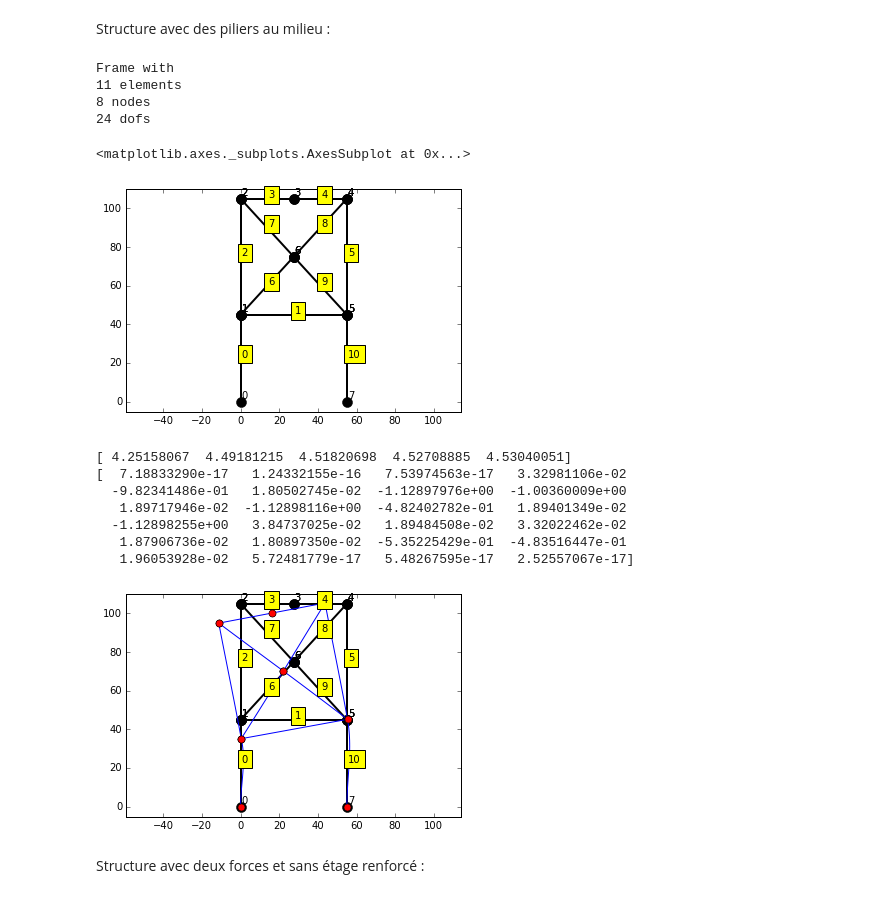
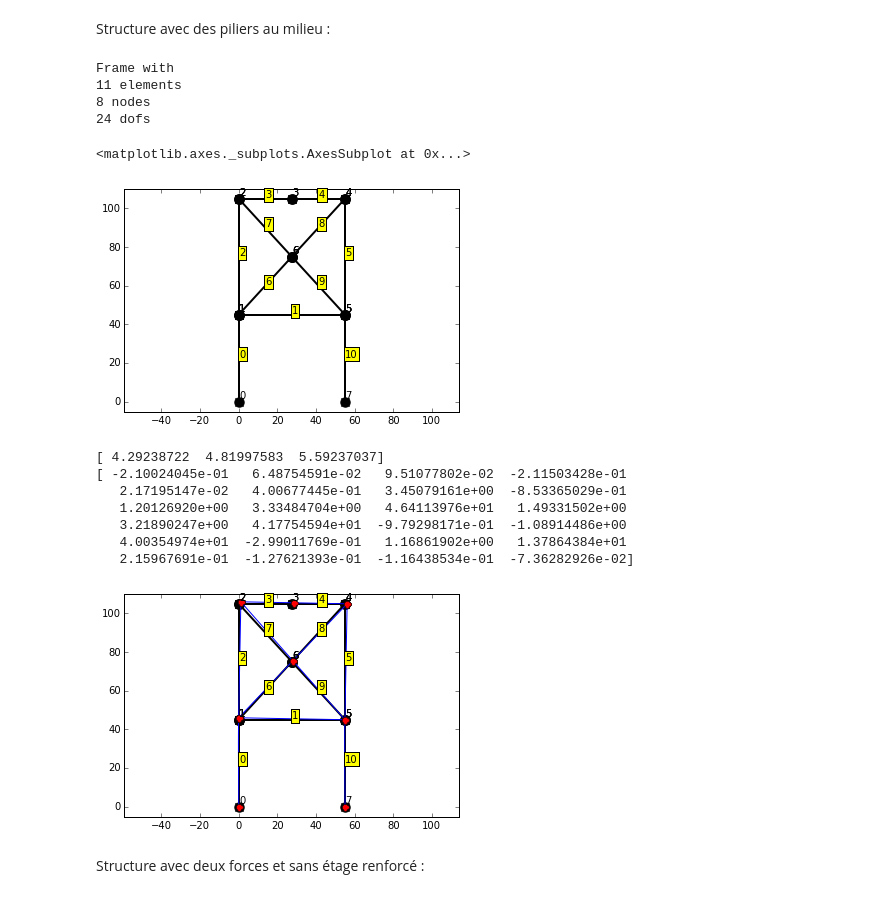
Before and after one commit to qgoisnard/Exercice-update, a Jupyter notebook: 04ex-Buckling.ipynb, the cells around one changed output. Cells and saved outputs as stored; diff of their text form; code cells hidden in the pictures.

```diff
--- a/04ex-Buckling.ipynb
+++ b/04ex-Buckling.ipynb
@@ -81,7 +81,7 @@ class Frame_Buckling(LinearFrame):
                     G[self.dof_map(e, i_local),self.dof_map(e, j_local)] += Gen[i_local,j_local]
         return G
 
-    def bc_apply_G(self,G,blocked_dof,bc_values):
+    def bc_apply_G(self,G,blocked_dof):
         for (dof) in enumerate(blocked_dof):
             Gbc = G
             Gbc[dof, :] = 0
@@ -289,7 +298,7 @@ Frame with
 8 nodes
 24 dofs
 <matplotlib.axes._subplots.AxesSubplot at 0x...>
-[figure, old version]
+[figure, new version]
 # %%
 ne = frame.nelements
 ndof = frame.ndof
@@ -306,35 +315,35 @@ bc_values = np.array([0, 0, 0, 0, 0, 0])
 # %%
 K = frame.assemble_K()
 F=frame.assemble_F()
-F[10]=F[10]-.5*EI[0]*np.pi**2/(Lyb+Lyh)**2
-F[10]=F[10]-1
+#F[10]=F[10]-.5*EI[0]*np.pi**2/(Lyb+Lyh)**2
+F[10]=F[10]-1.
 Kbc, Fbc = frame.bc_apply(K, F, blocked_dof, bc_values)
 Usol = np.linalg.solve(Kbc,Fbc)
 # %%
 frame.set_displacement(Usol)
 # %%
 Gbc=frame.assemble_G()
-G=frame.bc_apply_G(Gbc,blocked_dof,bc_values)
+G=frame.bc_apply_G(Gbc,blocked_dof)
 # %%
 Ks = sparse.csr_matrix(K)
 Gs = sparse.csr_matrix(G)
-val, vect = linalg.eigsh(Ks, 5, Gs, which = 'LA', sigma =4.)
+val, vect = linalg.eigsh(Ks, 3, Gs, which = 'LA', sigma =4.)
 print(val)
-print(vect[:,0])
+print(vect[:,1])
 # %% [output]
-[ 4.25158067  4.49181215  4.51820698  4.52708885  4.53040051]
-[  7.18833290e-17   1.24332155e-16   7.53974563e-17   3.32981106e-02
-  -9.82341486e-01   1.80502745e-02  -1.12897976e+00  -1.00360009e+00
-   1.89717946e-02  -1.12898116e+00  -4.82402782e-01   1.89401349e-02
-  -1.12898255e+00   3.84737025e-02   1.89484508e-02   3.32022462e-02
-   1.87906736e-02   1.80897350e-02  -5.35225429e-01  -4.83516447e-01
-   1.96053928e-02   5.72481779e-17   5.48267595e-17   2.52557067e-17]
+[ 4.29238722  4.81997583  5.59237037]
+[ -2.10024045e-01   6.48754591e-02   9.51077802e-02  -2.11503428e-01
+   2.17195147e-02   4.00677445e-01   3.45079161e+00  -8.53365029e-01
+   1.20126920e+00   3.33484704e+00   4.64113976e+01   1.49331502e+00
+   3.21890247e+00   4.17754594e+01  -9.79298171e-01  -1.08914486e+00
+   4.00354974e+01  -2.99011769e-01   1.16861902e+00   1.37864384e+01
+   2.15967691e-01  -1.27621393e-01  -1.16438534e-01  -7.36282926e-02]
 # %%
-frame.set_displacement(10*vect[:,0])
+frame.set_displacement(1*vect[:,0])
 frame.plot_with_label()
 frame.plot_displaced()
 # %% [output]
-[figure, old version]
+[figure, new version]
 # %% [markdown]
 Structure avec deux forces et sans étage renforcé :
 # %%
```
Also changed, not shown: parts of 20 cells of this notebook.
